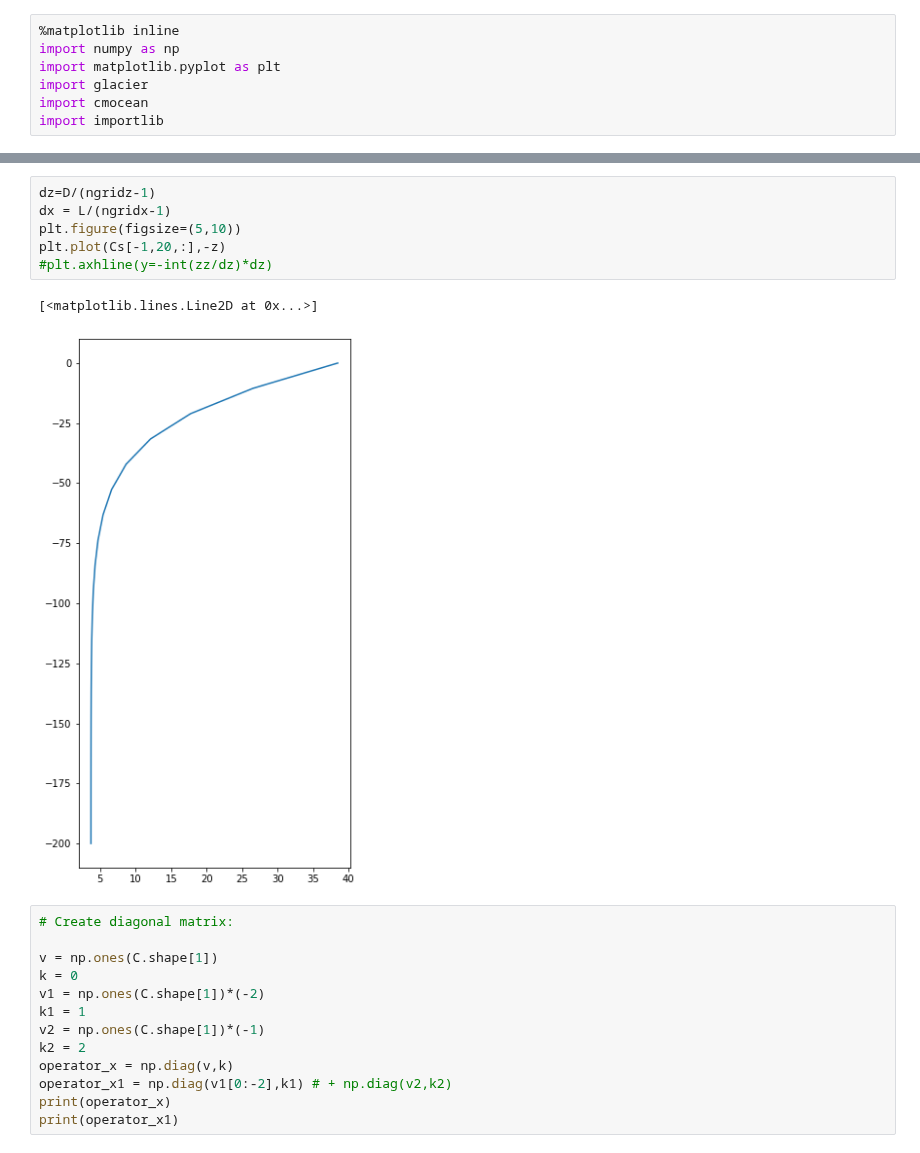
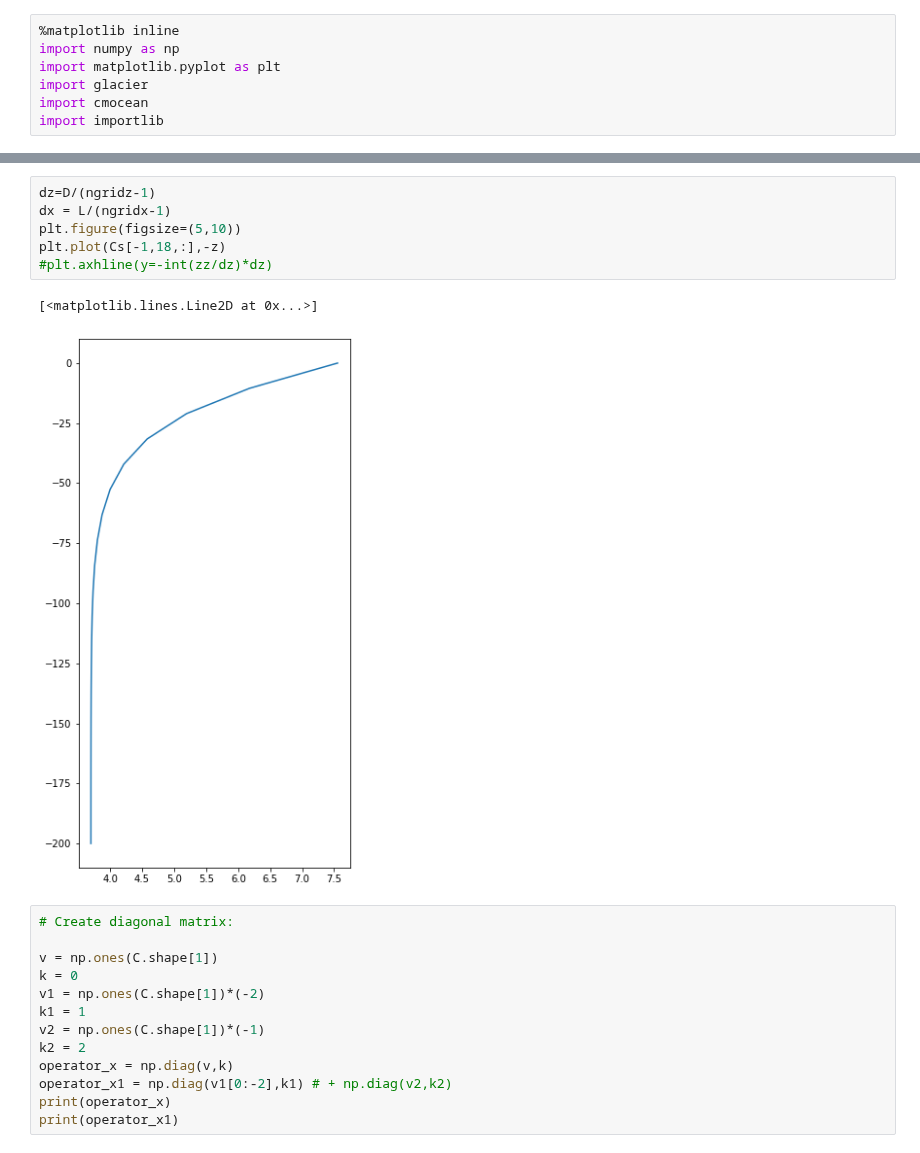
Before and after one commit to krobinson99/EOSC511Project, a Jupyter notebook: DiffusionModel.ipynb, the cells around one changed output, grey strips where cells are left out. Drawn from its saved outputs; the diff is of its cells as text.

```diff
--- a/DiffusionModel.ipynb
+++ b/DiffusionModel.ipynb
@@ -85,12 +89,12 @@ Text(0.45, 0.95, 'Sinks Methane and Salinity Concentration')
 # %%
 dz=D/(ngridz-1)
 dx = L/(ngridx-1)
 plt.figure(figsize=(5,10))
-plt.plot(Cs[-1,20,:],-z)
+plt.plot(Cs[-1,18,:],-z)
 #plt.axhline(y=-int(zz/dz)*dz)
 # %% [output]
 [<matplotlib.lines.Line2D at 0x...>]
-[figure, old version]
+[figure, new version]
 # %%
 # Create diagonal matrix:
 
```
Also changed, not shown: parts of 6 cells of this notebook.
